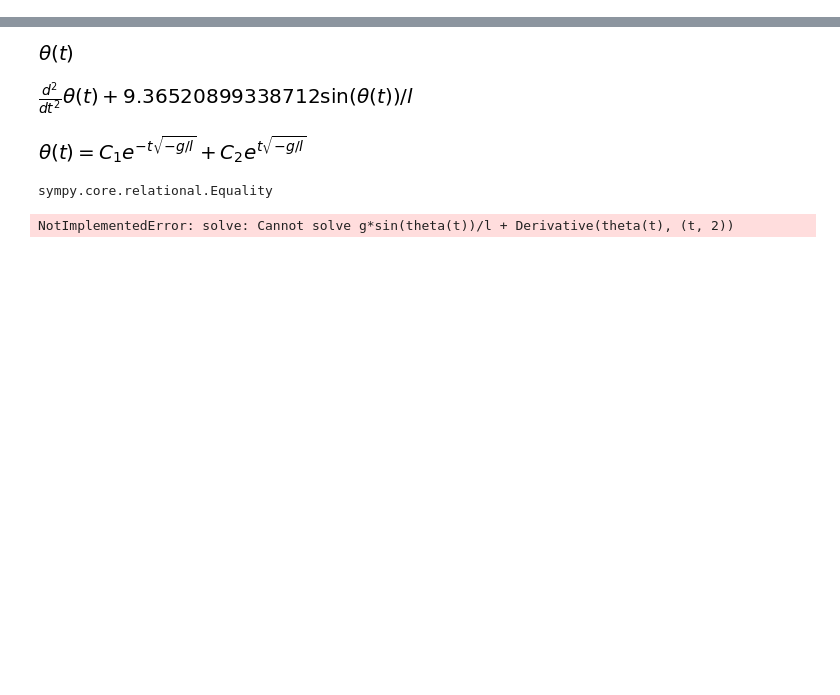
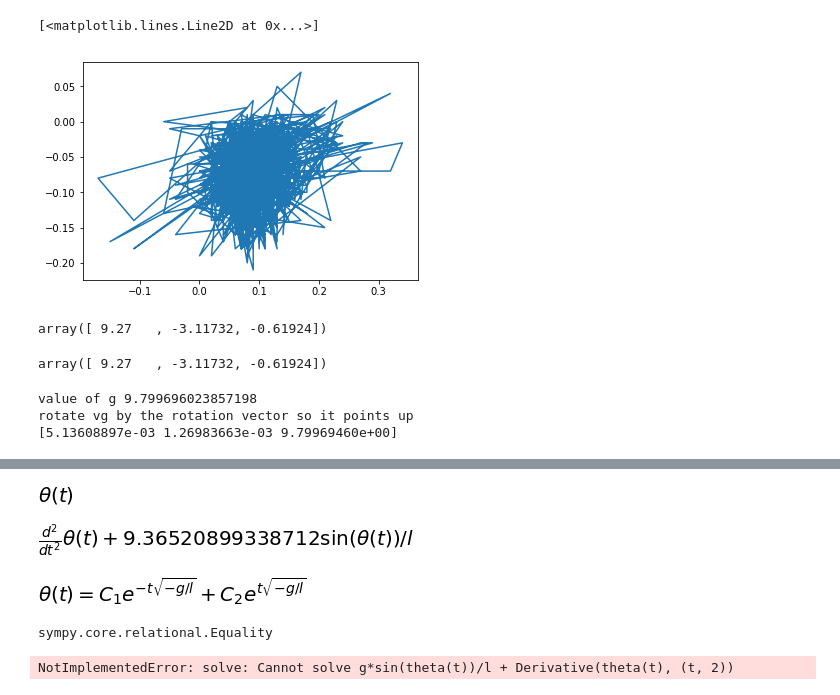
Before and after one commit to goatchurchprime/jupyter_micropython_developer_notebooks, a Jupyter notebook: pendulum_explorations/receive_udp.ipynb, the cells around one changed output, grey strips where cells are left out. Saved outputs shown, nothing was run; the diff lists cells and outputs as text; code cells hidden in the pictures; blank space fills up the shorter version.

```diff
--- a/pendulum_explorations/receive_udp.ipynb
+++ b/pendulum_explorations/receive_udp.ipynb
@@ -187,0 +145,51 @@ Length: 969, dtype: float64
+# %%
+plt.plot(m.ly, m.lz)
+# %% [output]
+[<matplotlib.lines.Line2D at 0x...>]
+[figure, added]
+# %%
+#plt.plot(m.lx); plt.plot(m.ly); plt.plot(m.lz)
+#plt.plot(m.gx-m.gx.mean()); plt.plot(m.gy-m.gy.mean()); plt.plot(m.gz-m.gz.mean())
+#plt.plot(m.gz)
+import numpy as np
+# qdown is the stationary rotation
+qdown = (m.qw.mean(), m.qx.mean(), m.qy.mean(), m.qz.mean())
+# vg is the gravity vector
+vg = np.array((m.gx.mean(), m.gy.mean(), m.gz.mean()))
+vg
+# %% [output]
+array([ 9.27   , -3.11732, -0.61924])
+# %%
+def qmult(q, r):
+    return (q[0]*r[0] - q[1]*r[1] - q[2]*r[2] - q[3]*r[3],
+            q[0]*r[1] + q[1]*r[0] + q[2]*r[3] - q[3]*r[2],
+            q[0]*r[2] - q[1]*r[3] + q[2]*r[0] + q[3]*r[1],
+            q[0]*r[3] + q[1]*r[2] - q[2]*r[1] + q[3]*r[0])
+
+def qconj(q):
+    return (q[0], -q[1], -q[2], -q[3])
+
+def tv(q, p):
+    qsq = q[0]**2 + q[1]**2 + q[2]**2 + q[3]**2
+    rp = qmult(qconj(q), qmult([0,p[0],p[1],p[2]], q))
+    #rp = qmult(qmult(q, [0,p[0],p[1],p[2]]), qconj(q))
+    return np.array((rp[1]/qsq, rp[2]/qsq, rp[3]/qsq))
+
+#qdown = (10020,-5932,-11199,-2725)
+#qdown = (9956,-5698,-11471,-2296)
+#print(qmult(qdown, qconj(qdown)), qmult(qconj(qdown), qdown))
+vg
+# %% [output]
+array([ 9.27   , -3.11732, -0.61924])
+# %%
+import math
+# gravity vector checks
+gabs = math.sqrt(sum(vg**2))
+print("value of g", gabs)
+#tv(qdown, (0,0,1)) - vg/gabs
+print("rotate vg by the rotation vector so it points up")
+print(tv(qconj(qdown), vg))
+# %% [output]
+value of g 9.799696023857198
+rotate vg by the rotation vector so it points up
+[5.13608897e-03 1.26983663e-03 9.79969460e+00]
```
Also changed, not shown: parts of 45 cells of this notebook, 28 other files.
